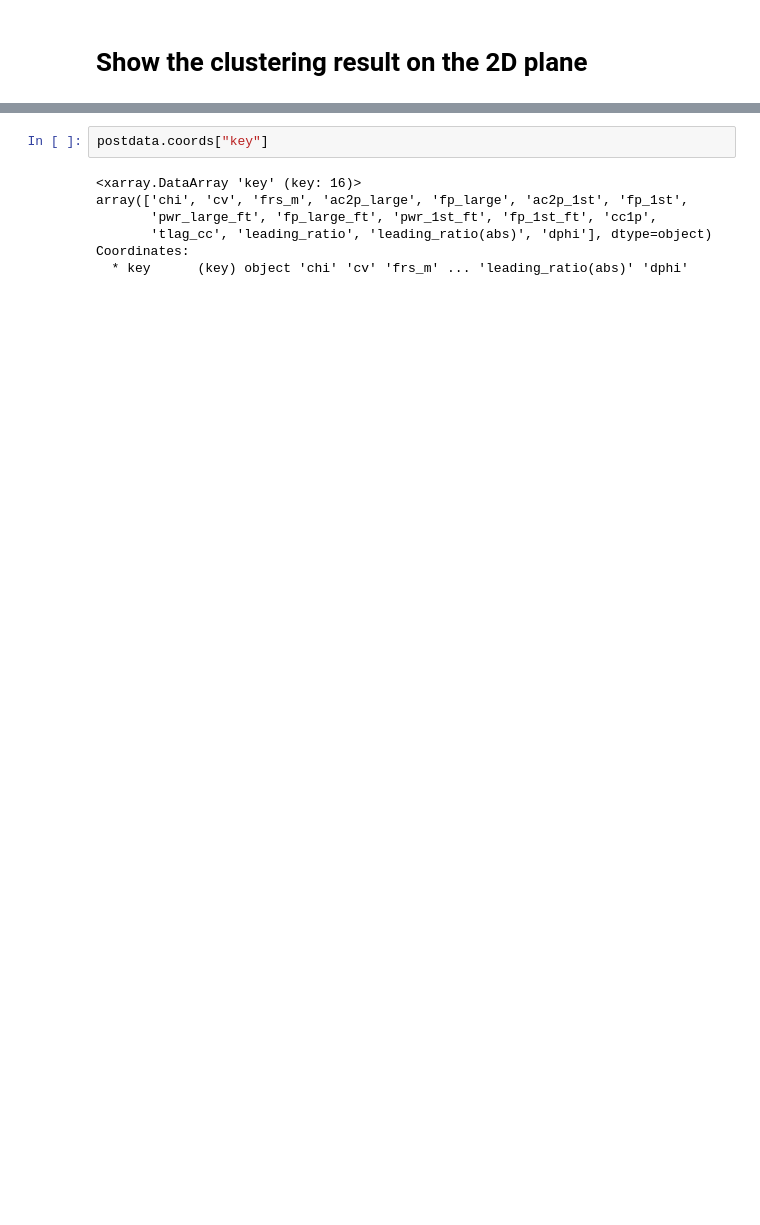
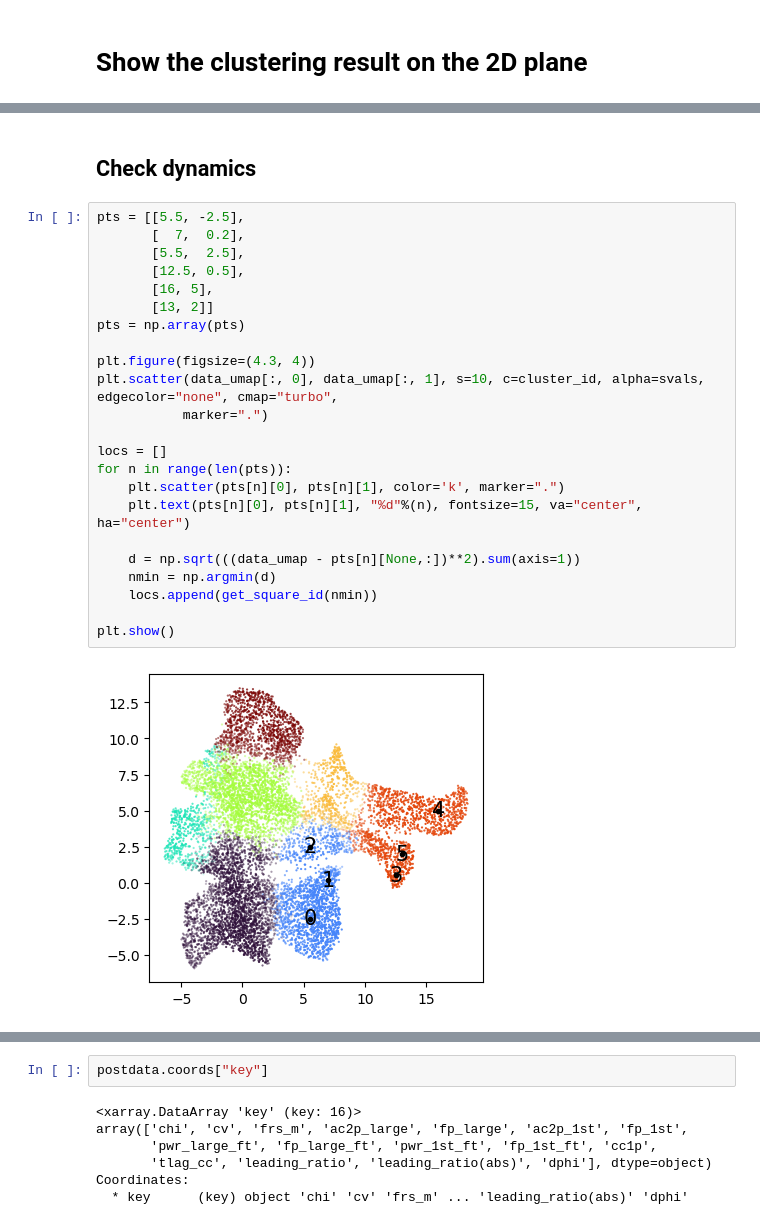
Before and after one commit to jyKim-97/hh_neuralnet, a Jupyter notebook: dynamics_clustering/show_cluster_features.ipynb, the cells around one changed output, grey strips where cells are left out. Cells and saved outputs as stored; diff of their text form; blank space fills up the shorter version.

```diff
--- a/dynamics_clustering/show_cluster_features.ipynb
+++ b/dynamics_clustering/show_cluster_features.ipynb
@@ -68,0 +121,27 @@ keys = ({"key": "ac2p_large", "pop": "F", "type": "mean"},
+# %% [markdown]
+## Check dynamics
+# %%
+pts = [[5.5, -2.5],
+       [  7,  0.2],
+       [5.5,  2.5],
+       [12.5, 0.5],
+       [16, 5],
+       [13, 2]]
+pts = np.array(pts)
+
+plt.figure(figsize=(4.3, 4))
+plt.scatter(data_umap[:, 0], data_umap[:, 1], s=10, c=cluster_id, alpha=svals, edgecolor="none", cmap="turbo",
+           marker=".")
+
+locs = []
+for n in range(len(pts)):
+    plt.scatter(pts[n][0], pts[n][1], color='k', marker=".")
+    plt.text(pts[n][0], pts[n][1], "%d"%(n), fontsize=15, va="center", ha="center")
+
+    d = np.sqrt(((data_umap - pts[n][None,:])**2).sum(axis=1))
+    nmin = np.argmin(d)
+    locs.append(get_square_id(nmin))
+
+plt.show()
+# %% [output]
+[figure, added]
```
Also changed, not shown: parts of 59 cells of this notebook, 5 other files.
